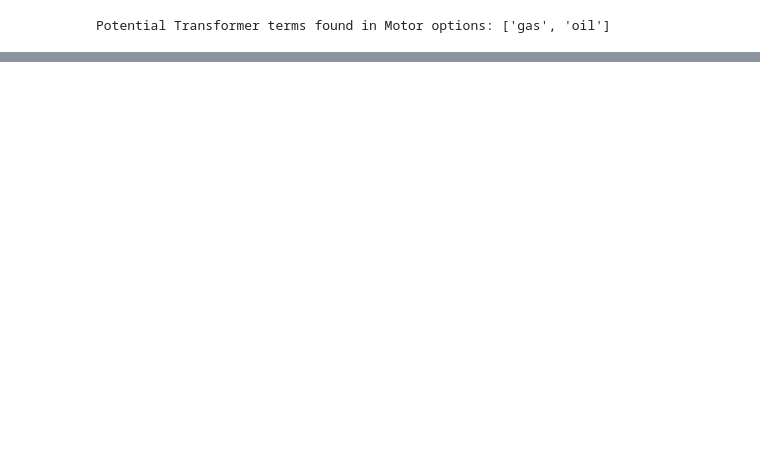
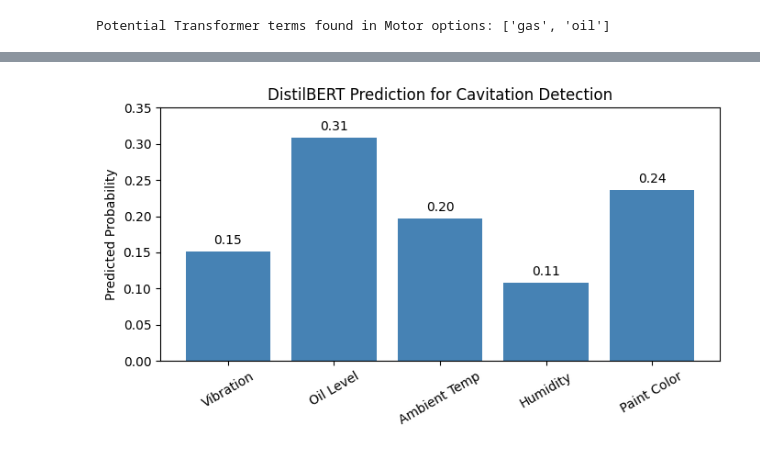
Before and after one commit to jordangewingmullins-wq/Enrisk_Temp_Repo, a Jupyter notebook: notebooks/enrisk_data_eda_modeling.ipynb, the cells around one changed output, grey strips where cells are left out. Drawn from its saved outputs; the diff is of its cells as text; code cells hidden in the pictures; blank space fills up the shorter version.

```diff
--- a/notebooks/enrisk_data_eda_modeling.ipynb
+++ b/notebooks/enrisk_data_eda_modeling.ipynb
@@ -789,0 +800,33 @@ KeyError: 'asset_name'
+# %%
+import matplotlib.pyplot as plt
+
+# Sensor options and predicted probabilities
+sensors = ["Vibration", "Oil Level", "Ambient Temp", "Humidity", "Paint Color"]
+probs = [0.1510, 0.3081, 0.1965, 0.1082, 0.2362]
+
+plt.figure(figsize=(7,4))
+
+bars = plt.bar(sensors, probs, color="steelblue")
+
+plt.ylabel("Predicted Probability")
+plt.title("DistilBERT Prediction for Cavitation Detection")
+
+plt.ylim(0, 0.35)
+
+plt.xticks(rotation=30)
+
+# Add probability labels above bars
+for bar, p in zip(bars, probs):
+    plt.text(bar.get_x() + bar.get_width()/2,
+             bar.get_height() + 0.01,
+             f"{p:.2f}",
+             ha='center')
+
+plt.tight_layout()
+
+# Save for LaTeX
+plt.savefig("distilbert_prediction_example.png", dpi=300)
+
+plt.show()
+# %% [output]
+[figure, added]
```
Also changed, not shown: parts of 35 cells of this notebook.
